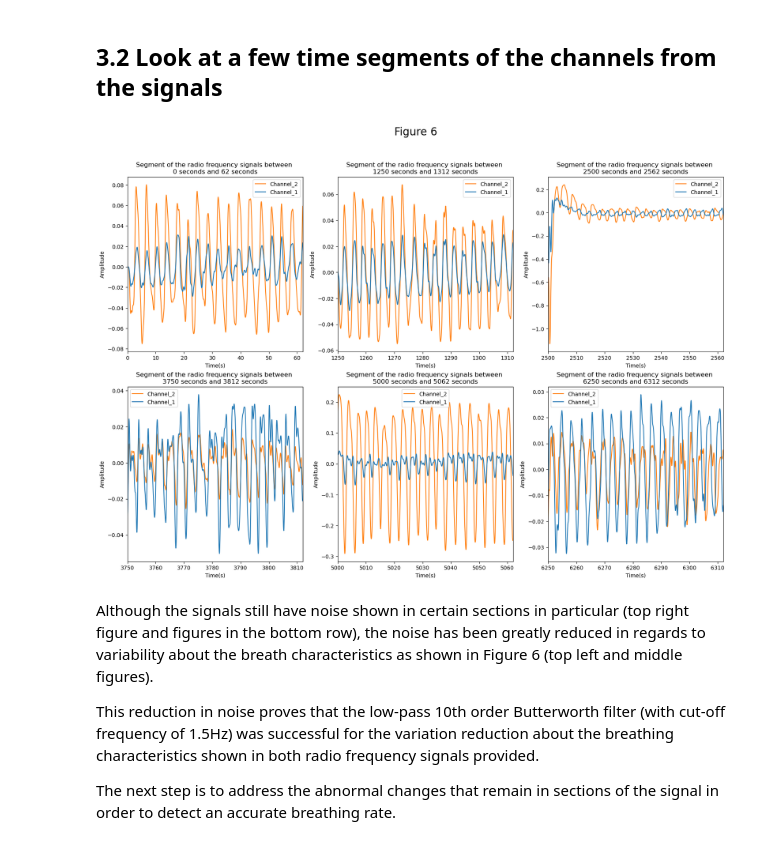
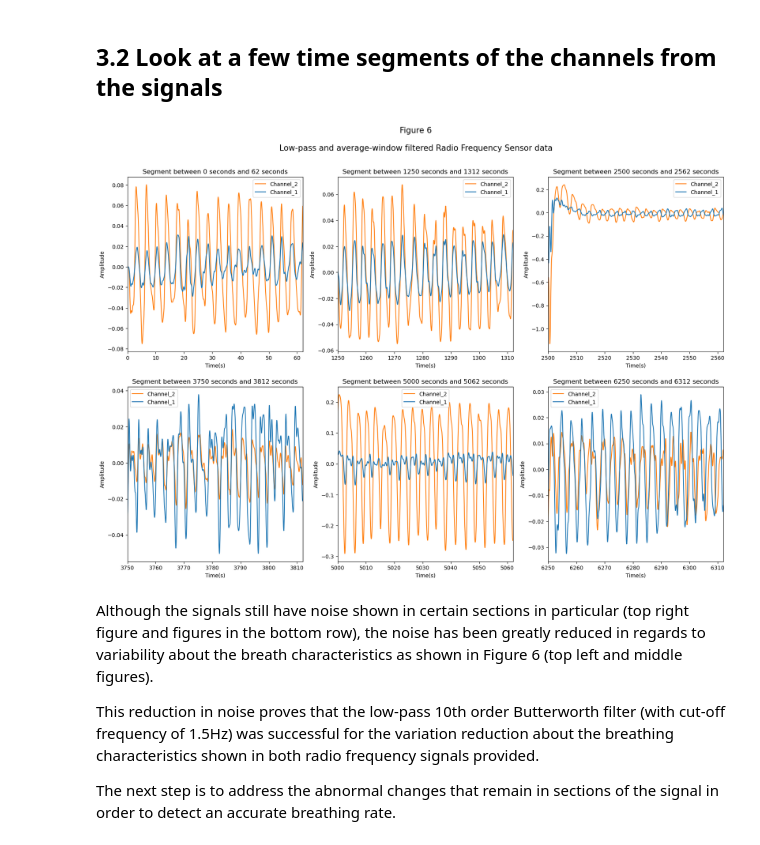
Before and after one commit to AoibheT-H/Algorithm_Challenge, a Jupyter notebook: Aoibhe_Turner_Heaney_Algorithm_Challenge.ipynb, the cells around one changed output. Cells and saved outputs as stored; diff of their text form; code cells hidden in the pictures.

```diff
--- a/Aoibhe_Turner_Heaney_Algorithm_Challenge.ipynb
+++ b/Aoibhe_Turner_Heaney_Algorithm_Challenge.ipynb
@@ -210,22 +210,22 @@ This filtering has also greatly reduced the sudden drop in both signals at rough
 # %%
 w = 1000 #number of samples in segment
 ind = 0
-plt.figure(figsize=(20,13)).suptitle('Figure 6', fontsize=20)
+plt.figure(figsize=(20,13)).suptitle('Figure 6\n\nLow-pass and average-window filtered Radio Frequency Sensor data', fontsize=15)
 
 for i in range(0, N-w, w*20):
     ind+=1
     plt.subplot(2, 3, ind)
     time_axis_segment = np.linspace(i//fs, (i+w)//fs, w)
     plt.plot(time_axis_segment, LP_filtered_avg_sig_2[i:i+w], color="#ff7f0e")
     plt.plot(time_axis_segment, LP_filtered_avg_sig_1[i:i+w], color="#1f77b4")
     plt.xlabel('Time(s)')
     plt.ylabel('Amplitude')
     plt.legend(['Channel_2', 'Channel_1'])
-    plt.title('Segment of the radio frequency signals between \n'+str(int(time_axis_segment[0]))+' seconds and '+str(int(time_axis_segment[-1]))+' seconds')
+    plt.title('Segment between '+str(int(time_axis_segment[0]))+' seconds and '+str(int(time_axis_segment[-1]))+' seconds')
     plt.xlim([time_axis_segment[0], time_axis_segment[-1]])
 plt.show()
 # %% [output]
-[figure, old version]
+[figure, new version]
 # %% [markdown]
 Although the signals still have noise shown in certain sections in particular (top right figure and figures in the bottom row), the noise has been greatly reduced in regards to variability about the breath characteristics as shown in Figure 6 (top left and middle figures).
 
```
Also changed, not shown: parts of 30 cells of this notebook.
